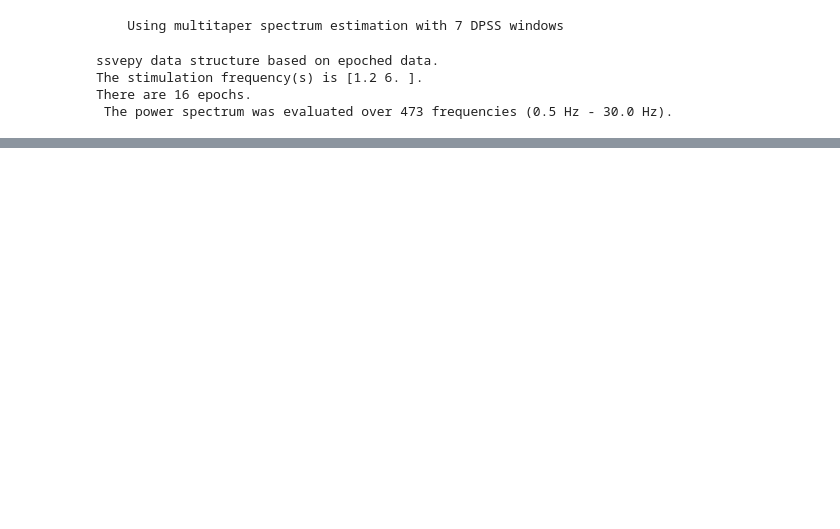
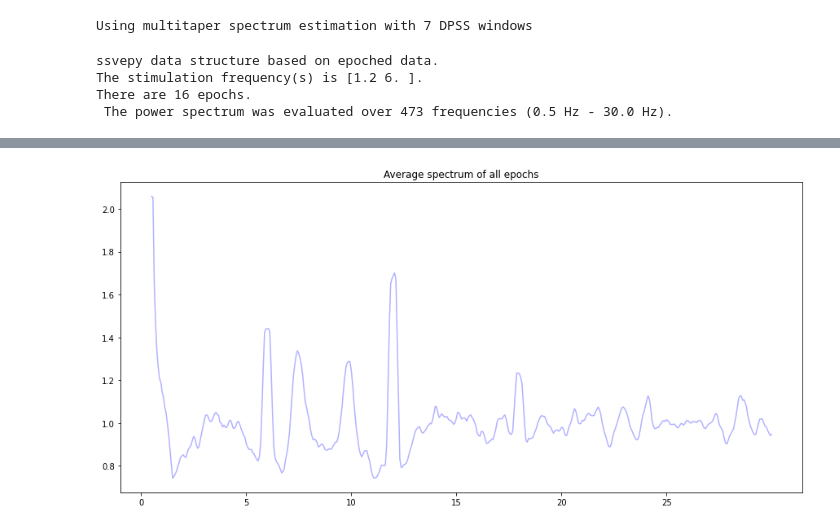
Before and after one commit to dpstart/genbci, a Jupyter notebook: genbci/notebooks/run.ipynb, the cells around one changed output, grey strips where cells are left out. Drawn from its saved outputs; the diff is of its cells as text; code cells hidden in the pictures; blank space fills up the shorter version.

```diff
--- a/genbci/notebooks/run.ipynb
+++ b/genbci/notebooks/run.ipynb
@@ -38,0 +47,4 @@ AttributeError: 'SSVEP' object has no attribute 'harmonic'
+# %%
+plot_snr(ssvep_example.get_snr(), ssvep_example.frequencies)
+# %% [output]
+[figure, added]
```
Also changed, not shown: parts of 10 cells of this notebook, 6 other files.
